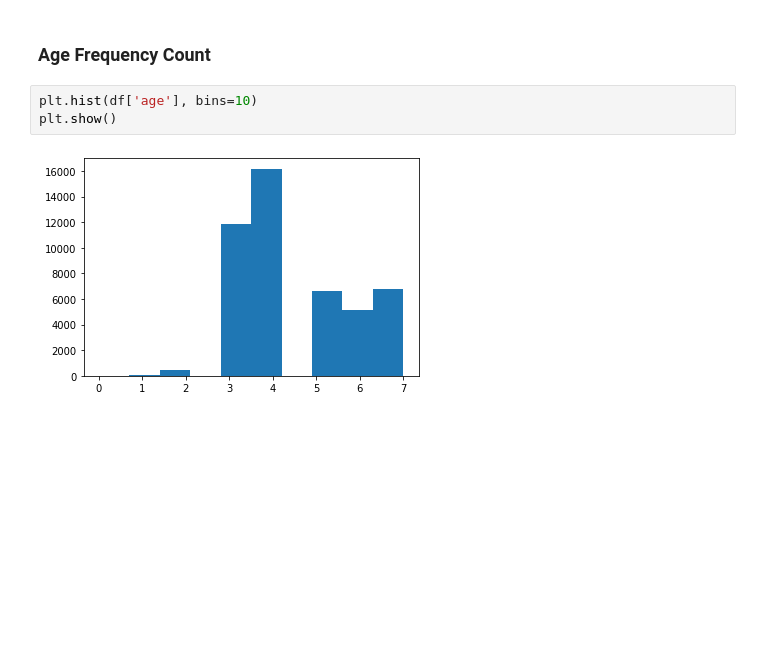
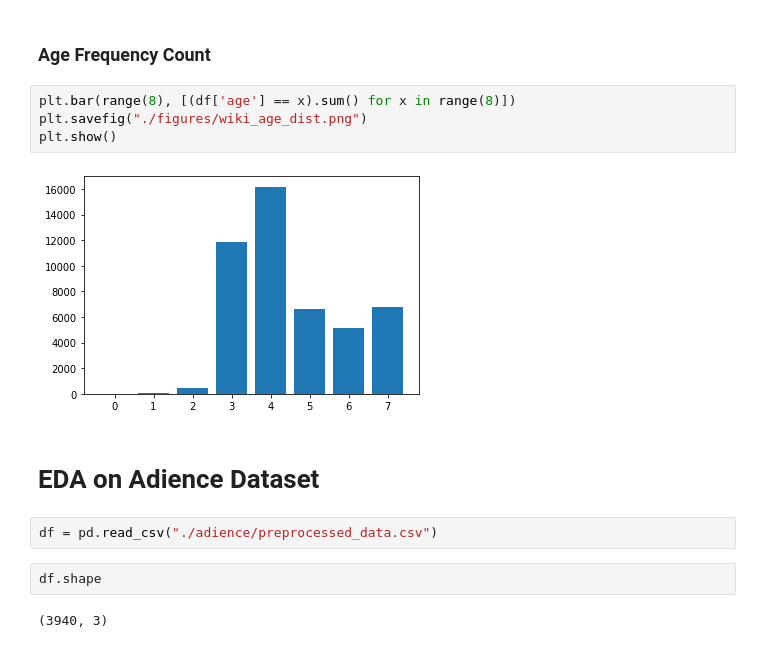
Before and after one commit to LobbeyTan/age_gender_prediction, a Jupyter notebook: 02_EDA.ipynb, the cells around one changed output. Cells and saved outputs as stored; diff of their text form; blank space fills up the shorter version.

```diff
--- a/02_EDA.ipynb
+++ b/02_EDA.ipynb
@@ -66,8 +70,17 @@ plt.show()
 balance_dataset.to_csv("./wiki/balance_data.csv", index=False)
 # %% [markdown]
 ### Age Frequency Count
-# %%
-plt.hist(df['age'], bins=10)
-plt.show()
-# %% [output]
-[figure, removed]
+# %%
+plt.bar(range(8), [(df['age'] == x).sum() for x in range(8)])
+plt.savefig("./figures/wiki_age_dist.png")
+plt.show()
+# %% [output]
+[figure, added]
+# %% [markdown]
+# EDA on Adience Dataset
+# %%
+df = pd.read_csv("./adience/preprocessed_data.csv")
+# %%
+df.shape
+# %% [output]
+(3940, 3)
```
Also changed, not shown: parts of 10 cells of this notebook, 16 other files.
